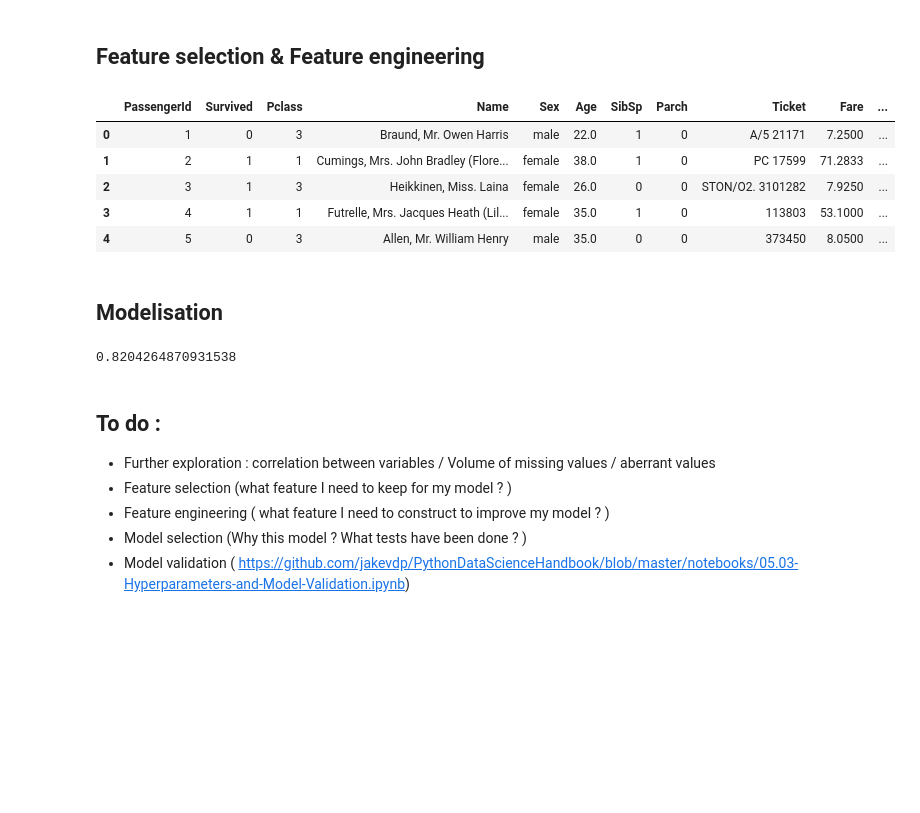
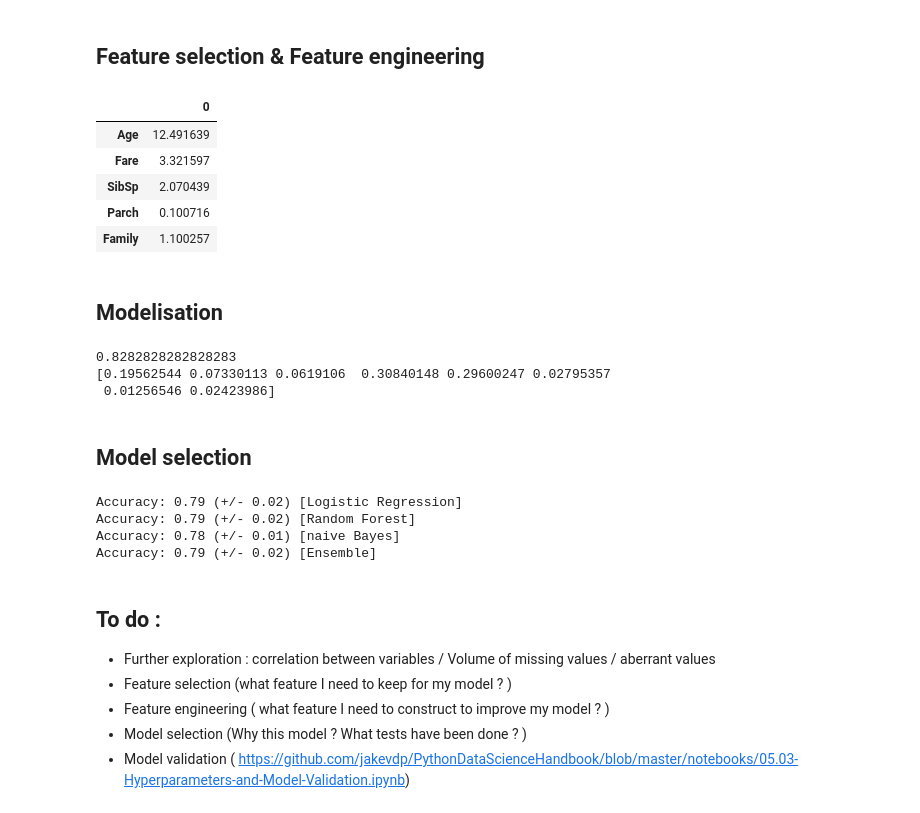
Before and after one commit to jeremypayan/Titanic-Kaggle, a Jupyter notebook: titanic_kaggle_competition.ipynb, the cells around one changed output. Drawn from its saved outputs; the diff is of its cells as text; code cells hidden in the pictures; blank space fills up the shorter version.

Commit message:
Family feature and model benchmark added

```diff
--- a/titanic_kaggle_competition.ipynb
+++ b/titanic_kaggle_competition.ipynb
@@ -335,12 +352,3 @@ Embarked         2
 dtype: int64
 # %% [markdown]
 ## Feature selection & Feature engineering
-# %%
-data.head()
-# %% [output]
-|  | PassengerId | Survived | Pclass | Name | Sex | Age | SibSp | Parch | Ticket | Fare | ... |
-| 0 | 1 | 0 | 3 | Braund, Mr. Owen Harris | male | 22.0 | 1 | 0 | A/5 21171 | 7.2500 | ... |
-| 1 | 2 | 1 | 1 | Cumings, Mrs. John Bradley (Flore... | female | 38.0 | 1 | 0 | PC 17599 | 71.2833 | ... |
-| 2 | 3 | 1 | 3 | Heikkinen, Miss. Laina | female | 26.0 | 0 | 0 | STON/O2. 3101282 | 7.9250 | ... |
-| 3 | 4 | 1 | 1 | Futrelle, Mrs. Jacques Heath (Lil... | female | 35.0 | 1 | 0 | 113803 | 53.1000 | ... |
-| 4 | 5 | 0 | 3 | Allen, Mr. William Henry | male | 35.0 | 0 | 0 | 373450 | 8.0500 | ... |
@@ -347,3 +361,29 @@ data.head()
+# %%
+### Creation of a feature with family number
+
+data['Family'] = data['SibSp'] + data['Parch']
+# %%
+from sklearn.feature_selection import SelectKBest, f_classif
+
+data_t = data.dropna()
+X = data_t[['Age', 'Fare', 'SibSp', 'Parch', 'Family']].values
+y = data_t['Survived'].values
+
+# define feature selection
+fs = SelectKBest(score_func=f_classif, k=2)
+# apply feature selection
+X_selected = fs.fit_transform(X, y)
+
+
+dfscores = pd.DataFrame(fs.scores_, index = ['Age', 'Fare', 'SibSp', 'Parch', 'Family'])
+dfscores
+# %% [output]
+|  | 0 |
+| Age | 12.491639 |
+| Fare | 3.321597 |
+| SibSp | 2.070439 |
+| Parch | 0.100716 |
+| Family | 1.100257 |
 # %% [markdown]
 ## Modelisation
 # %%
@@ -351,16 +391,19 @@ from sklearn.ensemble import RandomForestClassifier
 from sklearn.model_selection import cross_val_score
 
 # Array generation for training the model
-X = pd.get_dummies(data[['Pclass', 'Sex', 'Embarked', 'Parch']]).values # Transforms the categorical variables into integer values
-X_test = pd.get_dummies(test_data[['Pclass', 'Sex', 'Embarked', 'Parch']]).values
+X = pd.get_dummies(data[['Pclass', 'Sex', 'Embarked', 'Parch', 'Age_category']]).values # Transforms the categorical variables into integer values
+X_test = pd.get_dummies(test_data[['Pclass', 'Sex', 'Embarked', 'Parch', 'Age_category']]).values
 y = data['Survived'].values
 
 # Random Forest classifier
-clf = RandomForestClassifier(n_estimators=100, max_depth=5, random_state=1)
+clf = RandomForestClassifier(n_estimators=100, max_depth=5, random_state=42)
 clf = clf.fit(X, y)
 
 # Score
 print(clf.score(X, y))
+
+# Feature importance
+print(clf.feature_importances_)
 
 # Predict
 predictions = clf.predict(X_test)
@@ -370,7 +413,37 @@ results = pd.DataFrame({'PassengerId' : test_data.PassengerId,
              'Survived' : predictions })
 results.to_csv('Data/my_submission.csv', index=False)
 # %% [output]
-0.8204264870931538
+0.8282828282828283
+[0.19562544 0.07330113 0.0619106  0.30840148 0.29600247 0.02795357
+ 0.01256546 0.02423986]
+# %% [markdown]
+## Model selection
+# %%
+from sklearn.model_selection import cross_val_score
+from sklearn.linear_model import LogisticRegression
+from sklearn.naive_bayes import GaussianNB
+from sklearn.ensemble import RandomForestClassifier
+from sklearn.ensemble import VotingClassifier
+
+X = pd.get_dummies(data[['Pclass', 'Sex', 'Embarked', 'Parch', 'Age_category']]).values # Transforms the categorical variables into integer values
+X_test = pd.get_dummies(test_data[['Pclass', 'Sex', 'Embarked', 'Parch', 'Age_category']]).values
+y = data['Survived'].values
+
+clf1 = LogisticRegression(random_state=42)
+clf2 = RandomForestClassifier(n_estimators=100, random_state=42)
+clf3 = GaussianNB()
+
+
+eclf = VotingClassifier(estimators=[('lr', clf1), ('rf', clf2), ('gnb', clf3)], voting='hard')
+
+for clf, label in zip([clf1, clf2, clf3, eclf], ['Logistic Regression', 'Random Forest', 'naive Bayes', 'Ensemble']):
+    scores = cross_val_score(clf, X, y, scoring='accuracy', cv=5)
+    print("Accuracy: %0.2f (+/- %0.2f) [%s]" % (scores.mean(), scores.std(), label))
+# %% [output]
+Accuracy: 0.79 (+/- 0.02) [Logistic Regression]
+Accuracy: 0.79 (+/- 0.02) [Random Forest]
+Accuracy: 0.78 (+/- 0.01) [naive Bayes]
+Accuracy: 0.79 (+/- 0.02) [Ensemble]
 # %% [markdown]
 ## To do :
 
```
Also changed, not shown: parts of 7 cells of this notebook.
